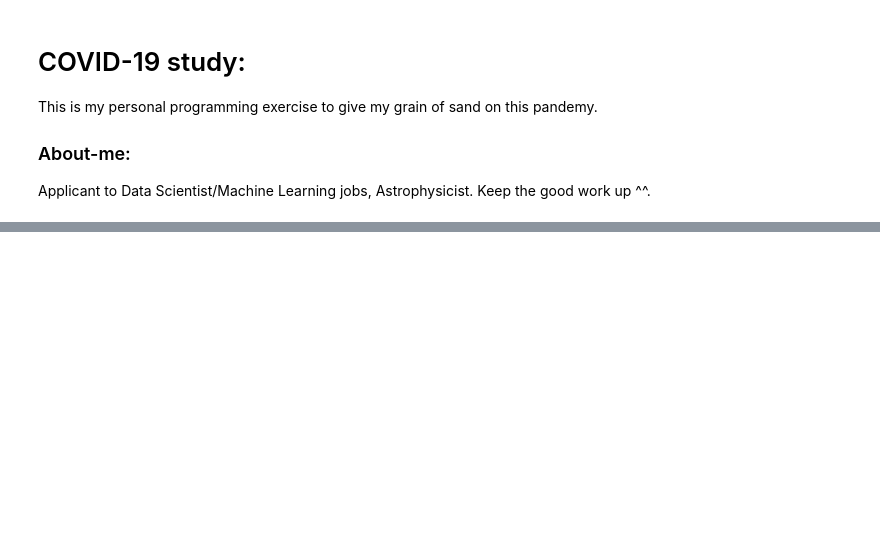
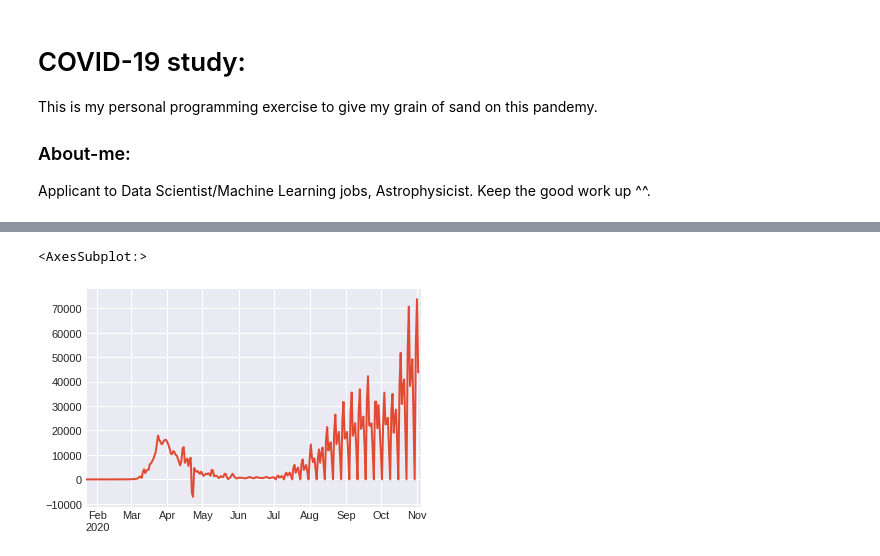
Before and after one commit to arioboo/covid19_dashboard, a Jupyter notebook: notebooks/main.ipynb, the cells around one changed output, grey strips where cells are left out. Cells and saved outputs as stored; diff of their text form; code cells hidden in the pictures; blank space fills up the shorter version.

Commit message:
Some development in main.ipynb

```diff
--- a/notebooks/main.ipynb
+++ b/notebooks/main.ipynb
@@ -13,3 +17,7 @@ import seaborn as sns
 
 from datetime import datetime
 from IPython.display import display,HTML
+# %%
+print("available styles in matplotlib:",plt.style.available)
+plt.style.use("seaborn-darkgrid")
+plt.rcParams["text.usetex"] = False
@@ -37,0 +50,22 @@ gen.
+# %%
+## RUN:
+if __name__ == "__main__":
+    _pathing_dict = {
+        "folder": paths["csseC19dataDir"],
+        "subfolder":"csse_covid_19_time_series",
+    }
+    l_tsConf_abs = select_csv(**_pathing_dict)
+    l_tsConf = [os.path.basename(l) for l in l_tsConf_abs]
+
+    _csv_dict = {
+        "file_list":l_tsConf,
+        "abs_paths_list":l_tsConf_abs,
+    }
+    dictCSV = dict_from_csv(**_csv_dict)
+# %%
+## DF ANALYSIS:
+def instantiate_DF(df_entry):
+    return pd.read_csv(df_entry)
+
+confirmed = instantiate_DF(dictCSV["time_series_covid19_confirmed_global.csv"])
+confirmed.head()
@@ -37,0 +80,10 @@ gen.
+# %%
+metadata_columns = ["Province/State","Lat","Long"]
+dates_pattern = confirmed.drop(metadata_columns, axis=1).groupby("Country/Region").sum()
+
+df = pd.DataFrame(dates_pattern.T, )
+df.index = pd.Index([pd.Timestamp(d) for d in df.index])
+display(df)
+
+diff = df.shift(-2) - df
+display(diff)
@@ -37,0 +117,6 @@ gen.
+# %%
+
+diff["Spain"].asfreq("1d").plot()
+# %% [output]
+<AxesSubplot:>
+[figure, added]
```
Also changed, not shown: parts of 9 cells of this notebook, 1 other file.
